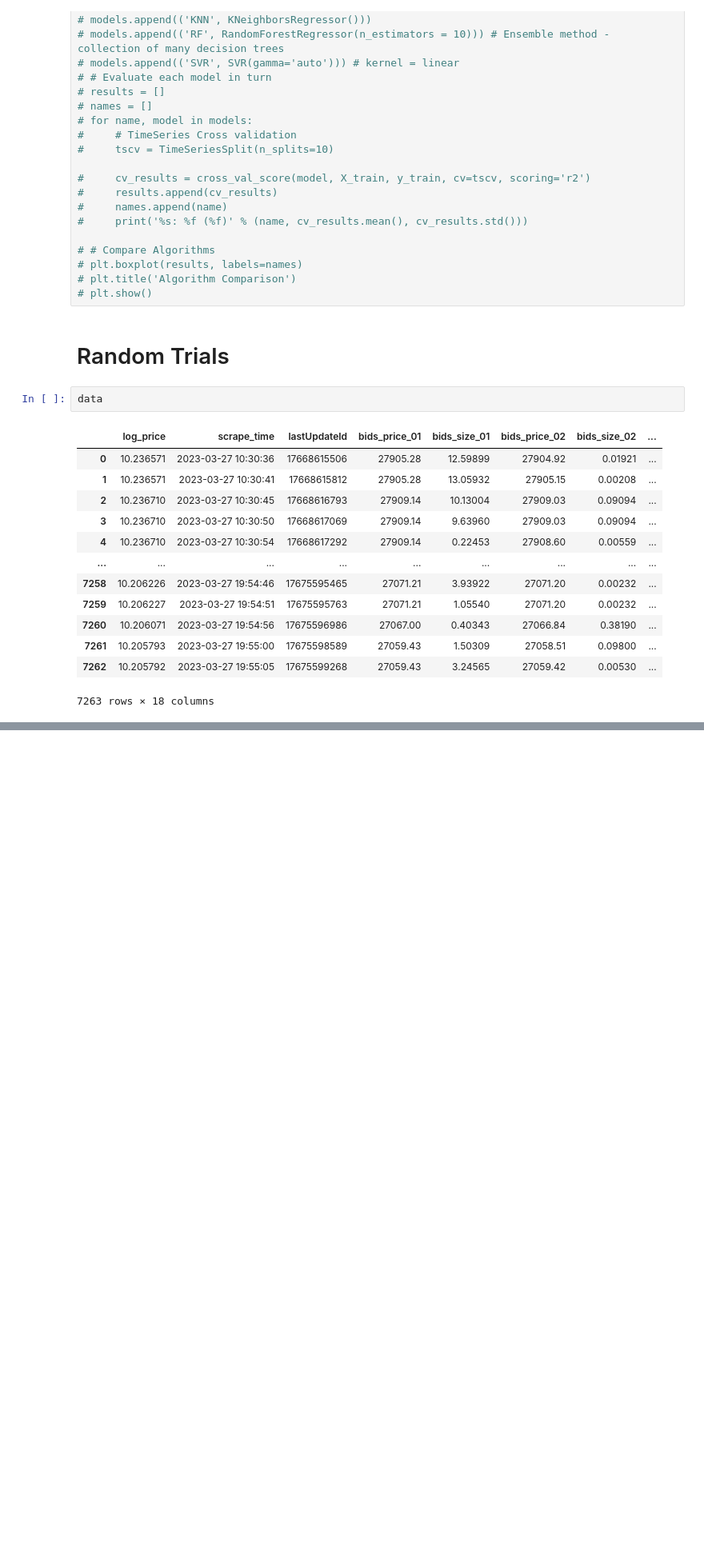
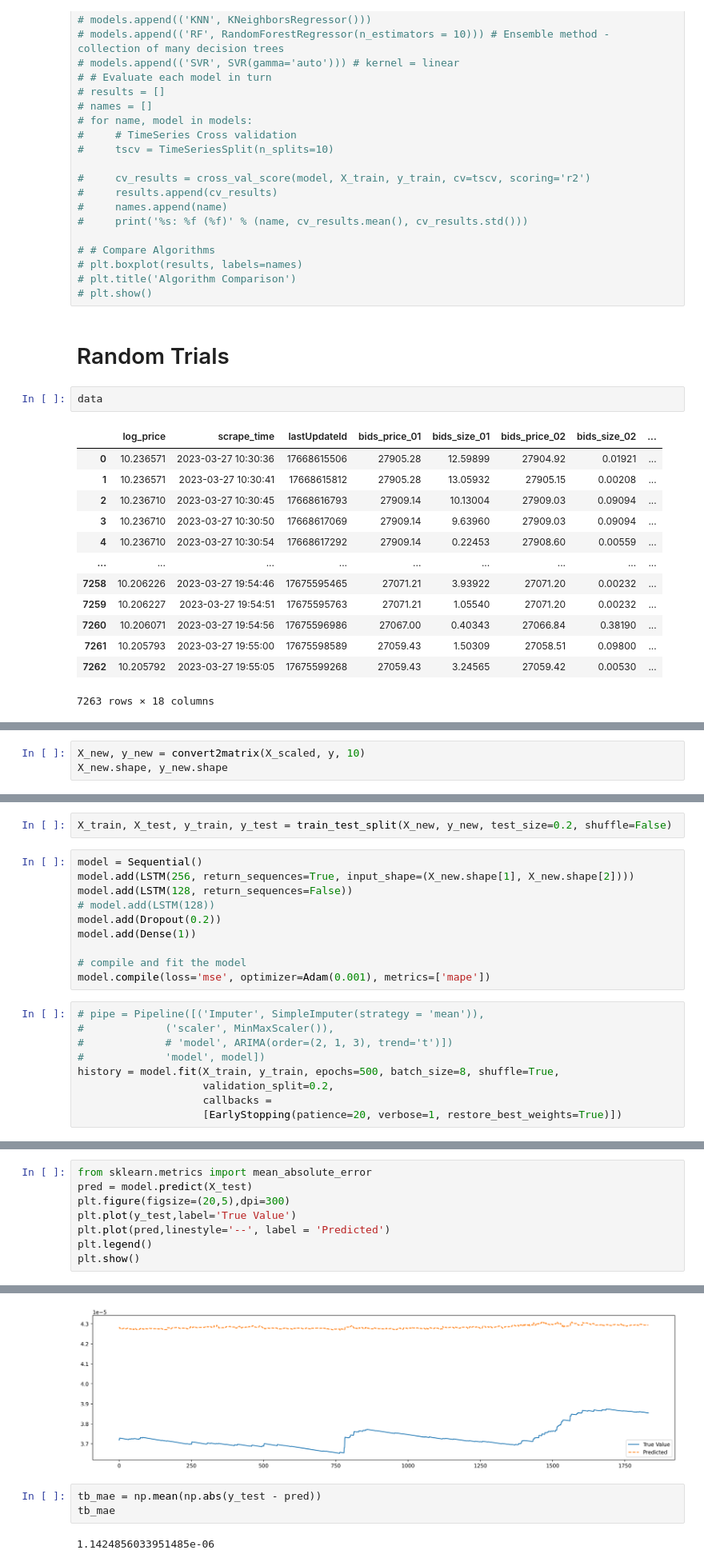
Before and after one commit to HowardLiYH/Volatility-prediction, a Jupyter notebook: Model_testing_Howard.ipynb, the cells around one changed output, grey strips where cells are left out. Shown at 80% size. Cells and saved outputs as stored; diff of their text form; blank space fills up the shorter version.

Commit message:
test version

```diff
--- a/Model_testing_Howard.ipynb
+++ b/Model_testing_Howard.ipynb
@@ -966,0 +1144,3 @@ data
+# %%
+X_new, y_new = convert2matrix(X_scaled, y, 10)
+X_new.shape, y_new.shape
@@ -966,0 +1149,21 @@ data
+# %%
+X_train, X_test, y_train, y_test = train_test_split(X_new, y_new, test_size=0.2, shuffle=False)
+# %%
+model = Sequential()
+model.add(LSTM(256, return_sequences=True, input_shape=(X_new.shape[1], X_new.shape[2])))
+model.add(LSTM(128, return_sequences=False))
+# model.add(LSTM(128))
+model.add(Dropout(0.2))
+model.add(Dense(1))
+
+# compile and fit the model
+model.compile(loss='mse', optimizer=Adam(0.001), metrics=['mape'])
+# %%
+# pipe = Pipeline([('Imputer', SimpleImputer(strategy = 'mean')),
+#             ('scaler', MinMaxScaler()),
+#             # 'model', ARIMA(order=(2, 1, 3), trend='t')])
+#             'model', model])
+history = model.fit(X_train, y_train, epochs=500, batch_size=8, shuffle=True,
+                    validation_split=0.2,
+                    callbacks =
+                    [EarlyStopping(patience=20, verbose=1, restore_best_weights=True)])
@@ -966,0 +1188,9 @@ data
+# %%
+from sklearn.metrics import mean_absolute_error
+pred = model.predict(X_test)
+plt.figure(figsize=(20,5),dpi=300)
+plt.plot(y_test,label='True Value')
+plt.plot(pred,linestyle='--', label = 'Predicted')
+plt.legend()
+plt.show()
+# %% [output]
@@ -966,0 +1198,6 @@ data
+[figure, added]
+# %%
+tb_mae = np.mean(np.abs(y_test - pred))
+tb_mae
+# %% [output]
+1.1424856033951485e-06
```
Also changed, not shown: parts of 170 cells of this notebook, 8 other files.
